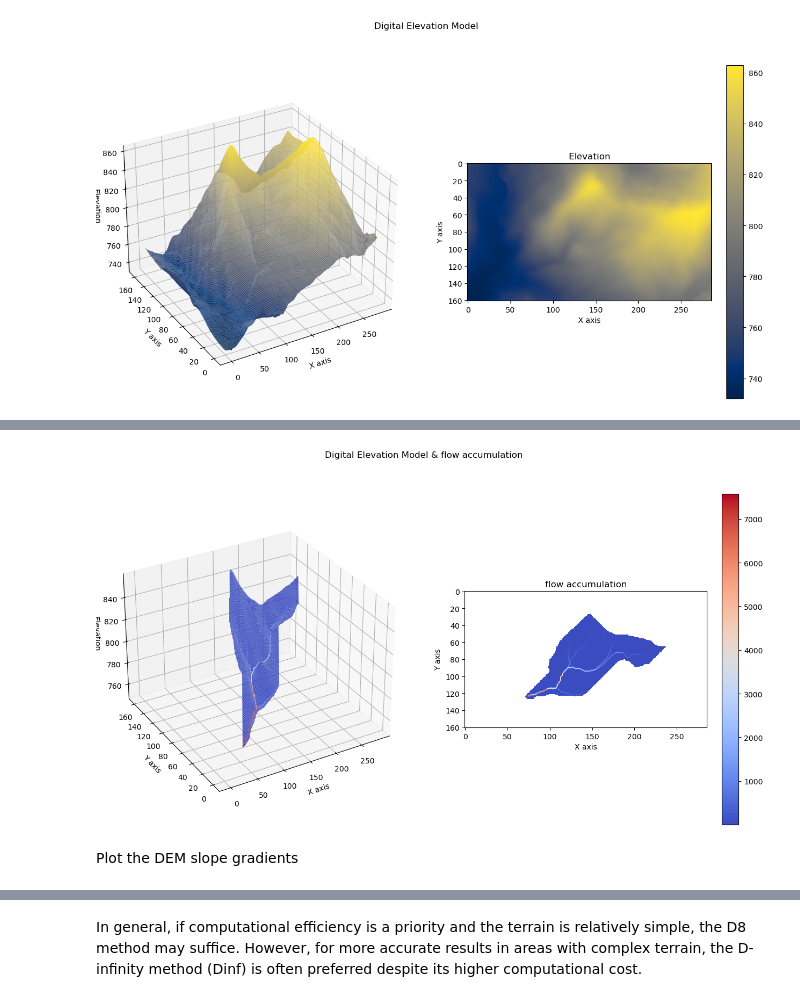
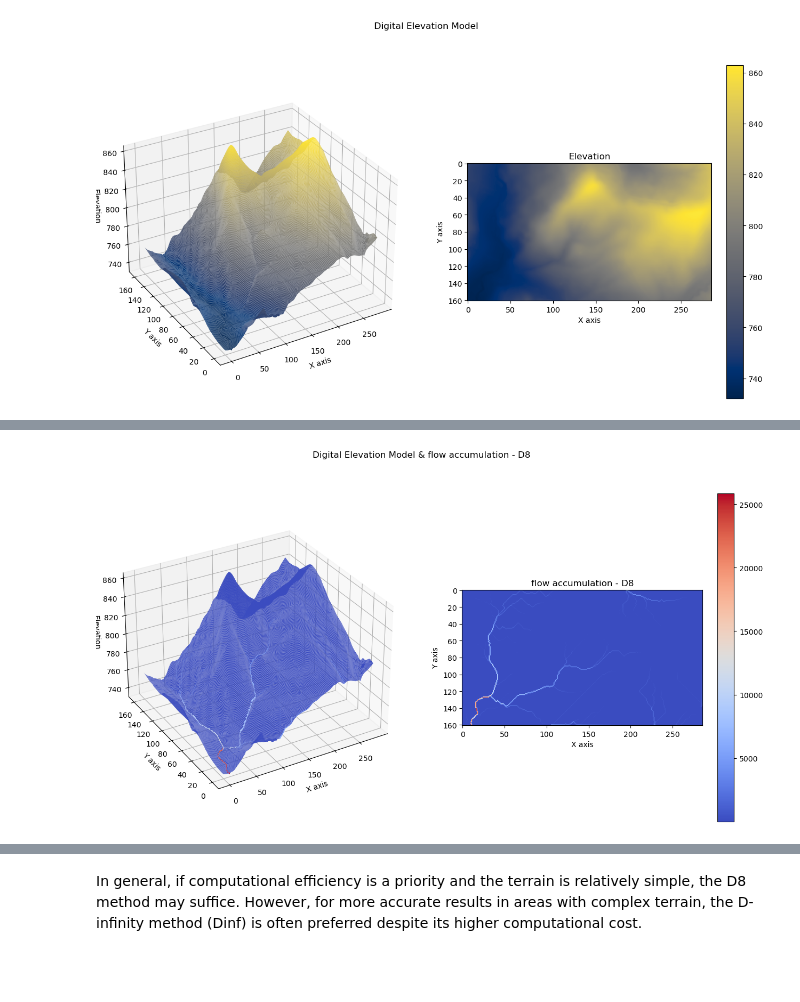
Before and after one commit to iMPACT-erosion/iMPACT-erosion, a Jupyter notebook: iMPACT-Start/2.Flow_accumulation.ipynb, the cells around one changed output, grey strips where cells are left out. Cells and saved outputs as stored; diff of their text form; code cells hidden in the pictures; blank space fills up the shorter version.

Commit message:
Correction of slope algorithm and making it an independent function

```diff
--- a/iMPACT-Start/2.Flow_accumulation.ipynb
+++ b/iMPACT-Start/2.Flow_accumulation.ipynb
@@ -46,0 +50,3 @@ plot3d_dem(dem)
+# %%
+slope = slope_gradient(dem, dem_resol)
+plot3d_dem(dem,slope,'slope gradient')
@@ -62,9 +70,7 @@ Also known as the "steepest descent" method, is a common approach used in hydrol
 - flow direction
 - flow routing
 # %%
-slope,flow_dir_D8,flow_acc_D8,flow_rout_up_row_D8, flow_rout_up_col_D8, flow_rout_down_row_D8, flow_rout_down_col_D8, flow_rout_contrib_D8, flow_rout_slope_D8 = flow_accumulation_D8(dem,dem_resol)
+flow_dir_D8,flow_acc_D8,flow_rout_up_row_D8, flow_rout_up_col_D8, flow_rout_down_row_D8, flow_rout_down_col_D8, flow_rout_contrib_D8, flow_rout_slope_D8 = flow_accumulation_D8(dem,slope,dem_resol)
 plot3d_dem(dem,flow_acc_D8,'flow accumulation - D8')
 # %% [output]
-[figure, old version]
+[figure, new version]
-# %% [markdown]
-Plot the DEM slope gradients
```
Also changed, not shown: parts of 8 cells of this notebook, 5 other files.
